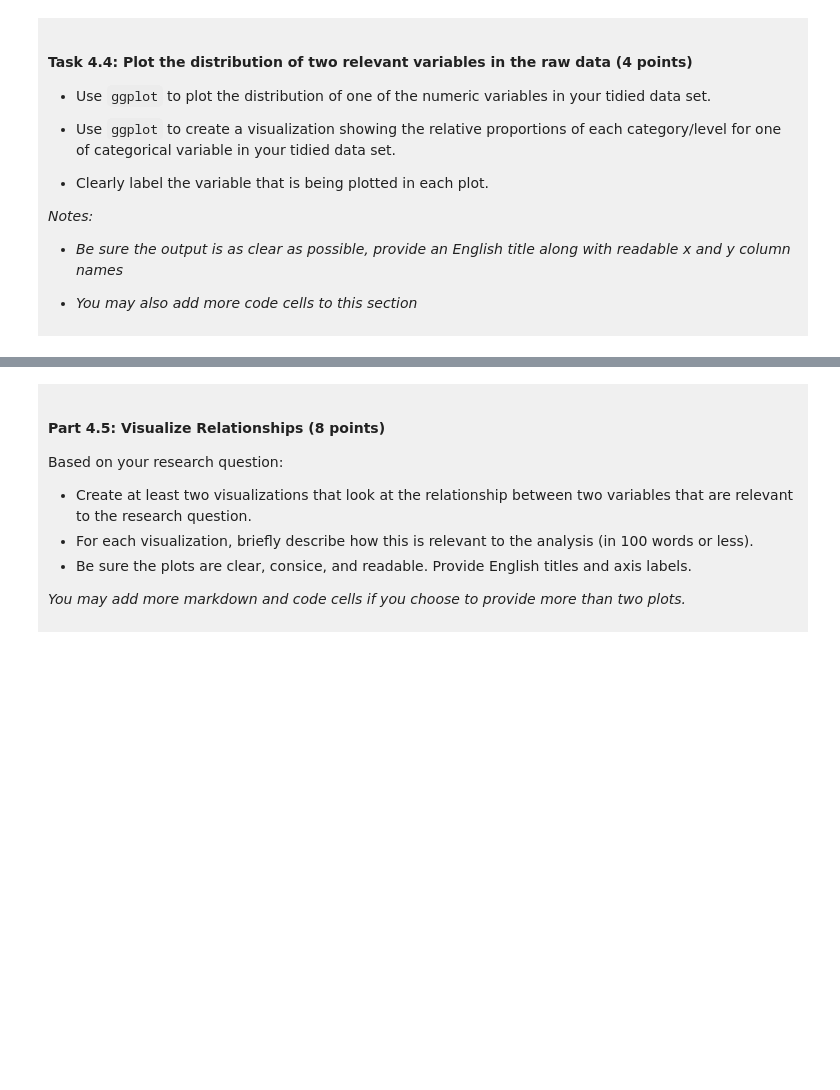
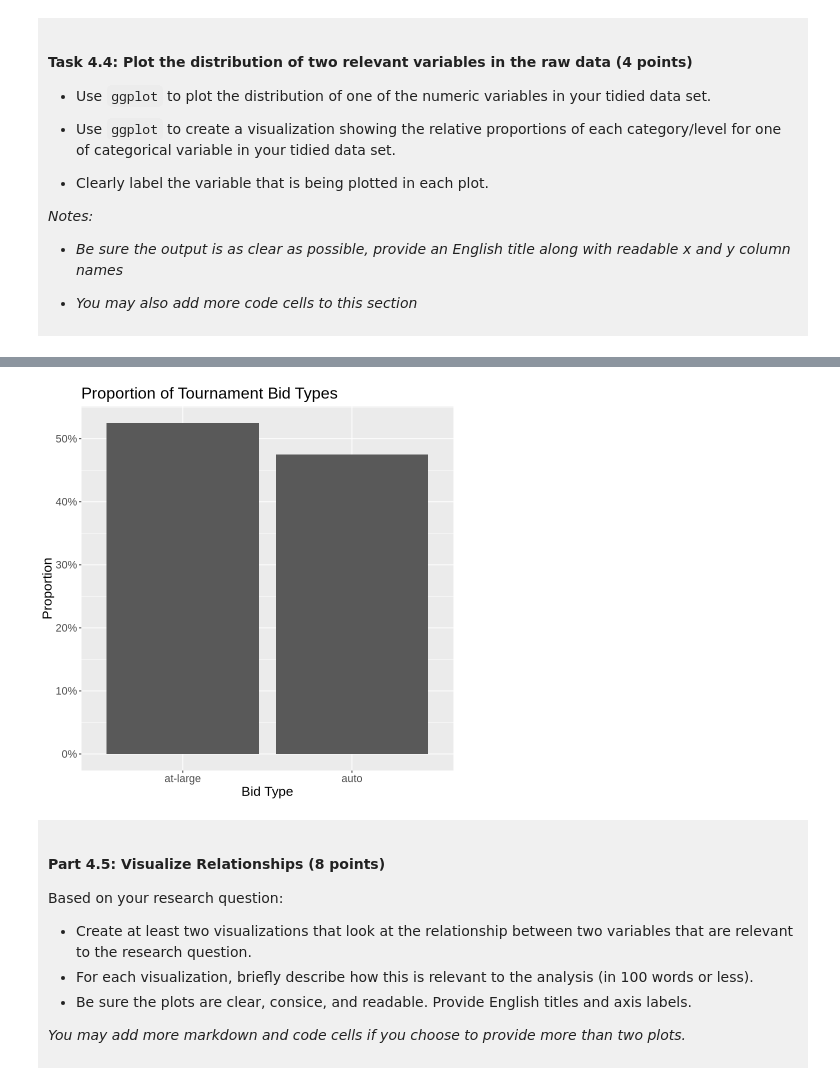
Before and after one commit to RUIXIZHANG2026/dsci-100-project-Cecelia-Zhang, a Jupyter notebook: dsci-100-project-notebook.ipynb, the cells around one changed output, grey strips where cells are left out. Drawn from its saved outputs; the diff is of its cells as text; code cells hidden in the pictures; blank space fills up the shorter version.

```diff
--- a/dsci-100-project-notebook.ipynb
+++ b/dsci-100-project-notebook.ipynb
@@ -302,5 +346,17 @@ You will refine your research question (if needed) and produce a tidy data set.
 # %%
-### EDIT THIS CODE CELL FOR PLOT 2 ###
+plot2 <- ggplot(data_seleced, aes(x = bid)) +
+  geom_bar(aes(y = after_stat(count / sum(count)))) +
+  scale_y_continuous(labels = scales::percent) +
+  labs(
+    x = "Bid Type",
+    y = "Proportion",
+    title = "Proportion of Tournament Bid Types"
+  ) +
+  theme(text = element_text(size = 16))
+
+plot2
+# %% [output]
+[figure, added]
 # %% [markdown]
 <div style="background-color: #f0f0f0; padding: 10px;">
 
```
Also changed, not shown: parts of 9 cells of this notebook.
